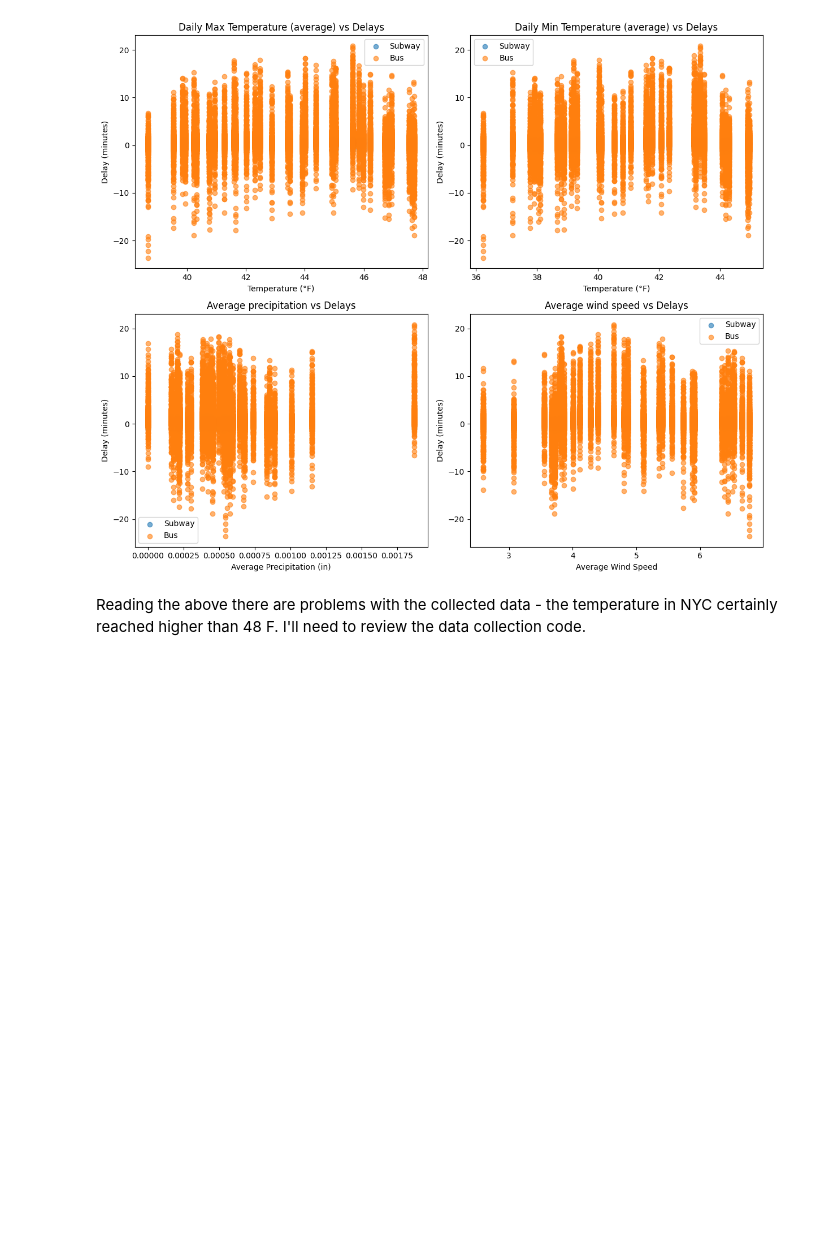
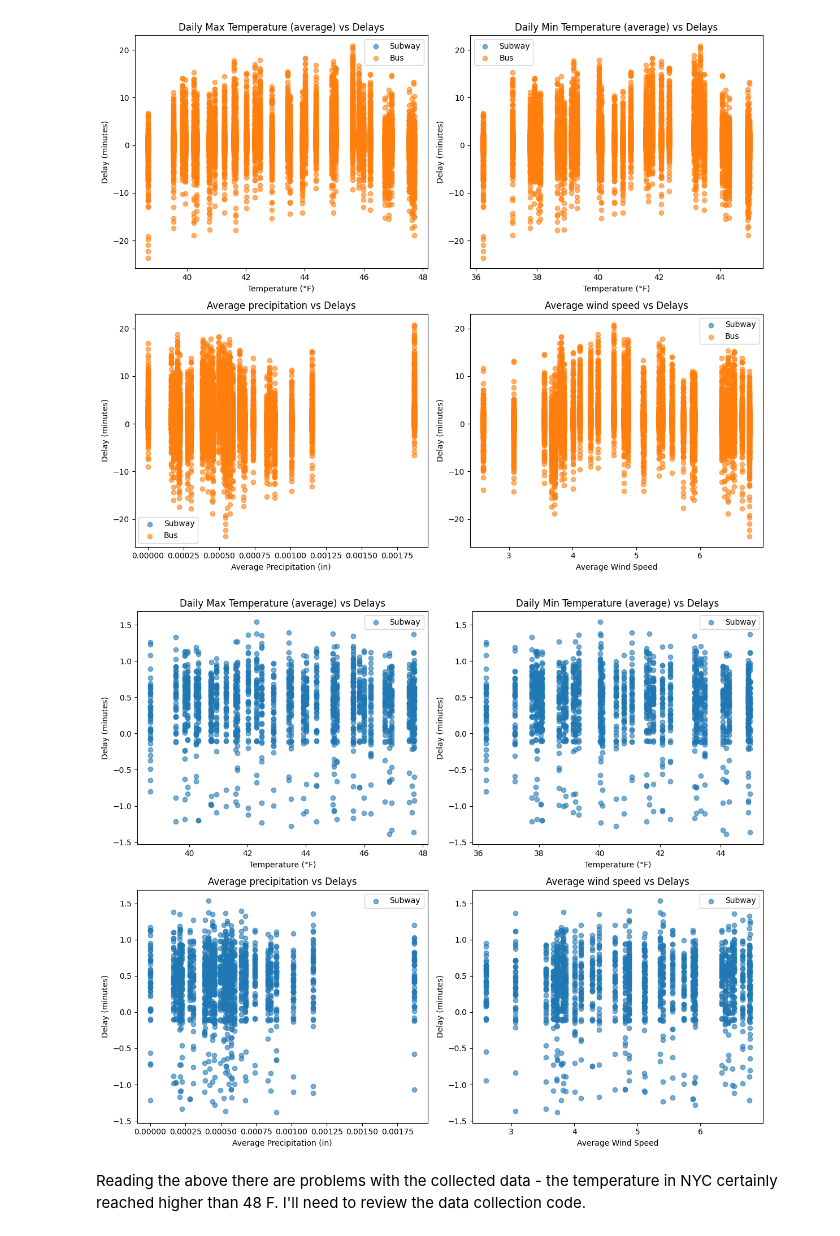
Before and after one commit to Yankeleh/nyc-transit-delays, a Jupyter notebook: notebooks/20250902_preliminary_analysis.ipynb, the cells around one changed output. Cells and saved outputs as stored; diff of their text form; code cells hidden in the pictures; blank space fills up the shorter version.

```diff
--- a/notebooks/20250902_preliminary_analysis.ipynb
+++ b/notebooks/20250902_preliminary_analysis.ipynb
@@ -260,5 +260,47 @@ plt.tight_layout()
 plt.show()
 # %% [output]
 [figure]
+# %%
+fig, axes = plt.subplots(2, 2, figsize=(12, 10))
+
+# Temperature vs Delay (separate by transit mode)
+subway_data = merged_df.filter(pl.col('transit_mode') == 'subway')
+bus_data = merged_df.filter(pl.col('transit_mode') == 'bus')
+
+# Plot delays versus average max temp
+axes[0,0].scatter(subway_data['TMAX_mean'], subway_data['avg_additional_travel_time'], alpha=0.6, label='Subway')
+axes[0,0].set_xlabel('Temperature (°F)')
+axes[0,0].set_ylabel('Delay (minutes)')
+axes[0,0].set_title('Daily Max Temperature (average) vs Delays')
+axes[0,0].legend()
+
+
+# Plot delays versus average min temp
+axes[0,1].scatter(subway_data['TMIN_mean'], subway_data['avg_additional_travel_time'], alpha=0.6, label='Subway')
+axes[0,1].set_xlabel('Temperature (°F)')
+axes[0,1].set_ylabel('Delay (minutes)')
+axes[0,1].set_title('Daily Min Temperature (average) vs Delays')
+axes[0,1].legend()
+
+
+# Delays vs average preciptation
+axes[1,0].scatter(subway_data['PRCP_mean'], subway_data['avg_additional_travel_time'], alpha=0.6, label='Subway')
+axes[1,0].set_xlabel('Average Precipitation (in)')
+axes[1,0].set_ylabel('Delay (minutes)')
+axes[1,0].set_title('Average precipitation vs Delays')
+axes[1,0].legend()
+
+# Delays vs wind speed
+axes[1,1].scatter(subway_data['AWND_mean'], subway_data['avg_additional_travel_time'], alpha=0.6, label='Subway')
+axes[1,1].set_xlabel('Average Wind Speed')
+axes[1,1].set_ylabel('Delay (minutes)')
+axes[1,1].set_title('Average wind speed vs Delays')
+axes[1,1].legend()
+
+
+plt.tight_layout()
+plt.show()
+# %% [output]
+[figure, added]
 # %% [markdown]
 Reading the above there are problems with the collected data - the temperature in NYC certainly reached higher than 48 F. I'll need to review the data collection code.
```
